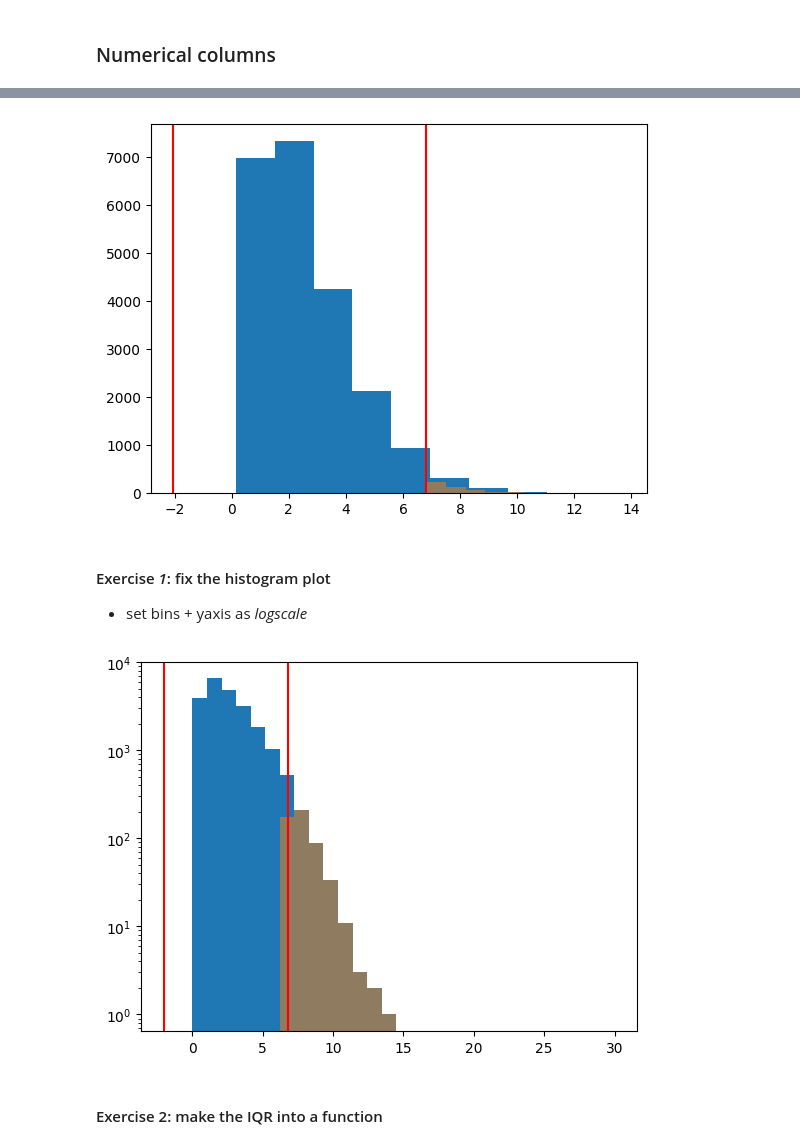
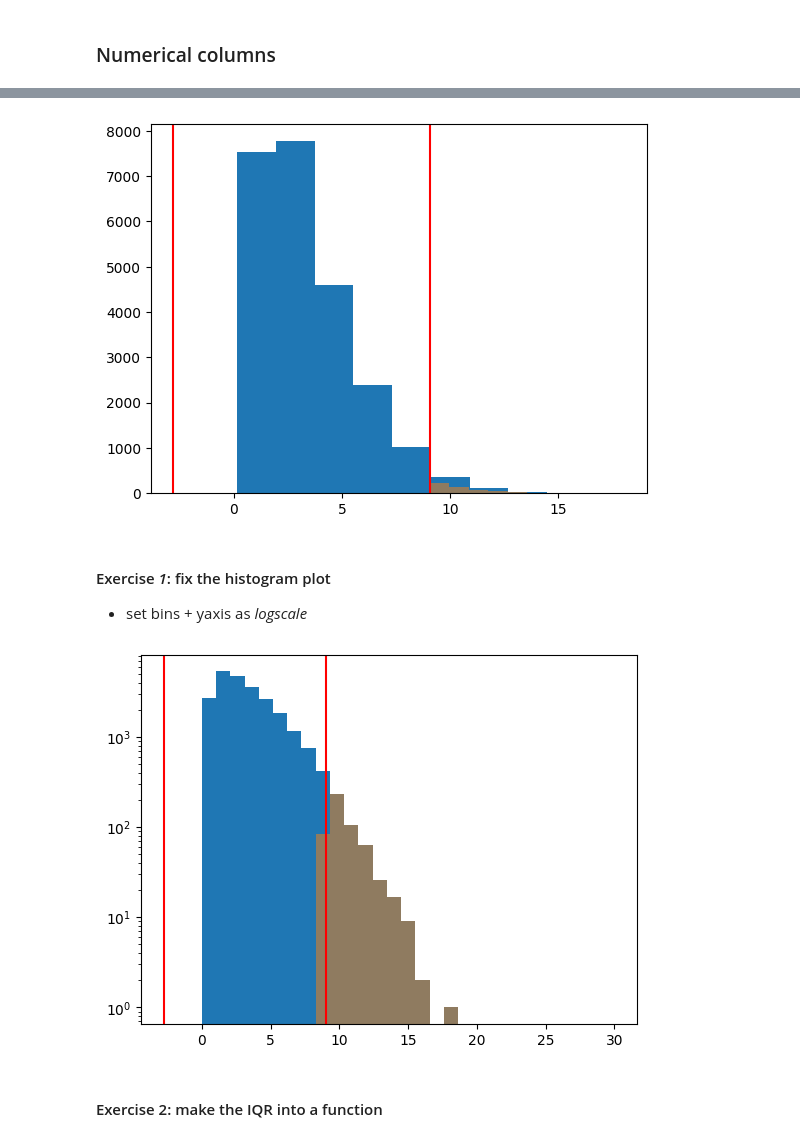
Before and after one commit to Py-ualg/2025-tidy-python, a Jupyter notebook: tutorials/nb3_visualization.ipynb, the cells around one changed output, grey strips where cells are left out. Cells and saved outputs as stored; diff of their text form; code cells hidden in the pictures.

```diff
--- a/tutorials/nb3_visualization.ipynb
+++ b/tutorials/nb3_visualization.ipynb
@@ -23,7 +25,7 @@ Drive already mounted at /content/drive; to attempt to forcibly remount, call dr
 # !rm -r 2025-tidy-python
 # !git clone https://github.com/Py-ualg/2025-tidy-python.git
 # %%
-data_tidy_path = gdrive_path + 'data_tidy_path/'
+data_tidy_path = gdrive_path + 'tidy-data/'
 # %%
 crabs = pd.read_parquet(os.path.join(data_tidy_path, 'crabs.parquet'))
 # %%
@@ -108,14 +111,14 @@ Is 199 cm for right_claw_length reasonable? What to do?
 #     Below Q1 - 1.5 * IQR
 #     Above Q3 + 1.5 * IQR
 
-q1 = crabs1['right_claw_length'].quantile(0.25)
-q3 = crabs1['right_claw_length'].quantile(0.75)
+q1 = crabs1['left_claw_length'].quantile(0.25)
+q3 = crabs1['left_claw_length'].quantile(0.75)
 iqr = q3 - q1
 
 lower = q1 - 1.5 * iqr
 upper = q3 + 1.5 * iqr
 
-outliers = crabs1[(crabs1['right_claw_length'] < lower) | (crabs1['right_claw_length'] > upper)]
+outliers = crabs1[(crabs1['left_claw_length'] < lower) | (crabs1['left_claw_length'] > upper)]
 # %%
 outliers
 # %% [output]
@@ -135,26 +138,26 @@ outliers
 # %%
-plt.hist(crabs1['right_claw_length'])
+plt.hist(crabs1['left_claw_length'])
 plt.axvline(x=lower, color='r')
 plt.axvline(x=upper, color='r')
-plt.hist(outliers['right_claw_length'], alpha=0.5)
+plt.hist(outliers['left_claw_length'], alpha=0.5)
 plt.show()
 # %% [output]
-[figure, old version]
+[figure, new version]
 # %% [markdown]
 #### Exercise *1*: fix the histogram plot
 - set bins + yaxis as *logscale*
 # %%
 #@title Solution
 
 bins = np.linspace(0, 30, 30)
-plt.hist(crabs1['right_claw_length'], bins=bins)
+plt.hist(crabs1['left_claw_length'], bins=bins)
 plt.axvline(x=lower, color='r')
 plt.axvline(x=upper, color='r')
-plt.hist(outliers['right_claw_length'], bins=bins, alpha=0.5)
+plt.hist(outliers['left_claw_length'], bins=bins, alpha=0.5)
 plt.yscale('log')
 plt.show()
 # %% [output]
-[figure, old version]
+[figure, new version]
 # %% [markdown]
 #### Exercise 2: make the IQR into a function
 # %%
```
Also changed, not shown: parts of 16 cells of this notebook.
